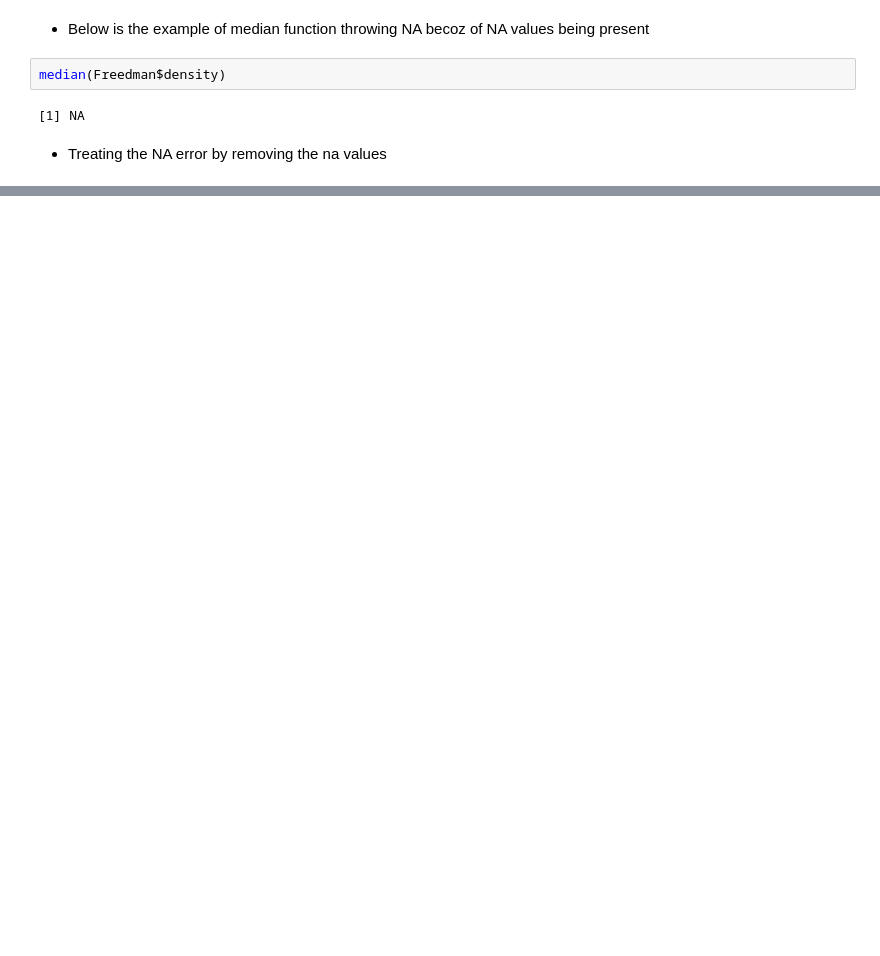
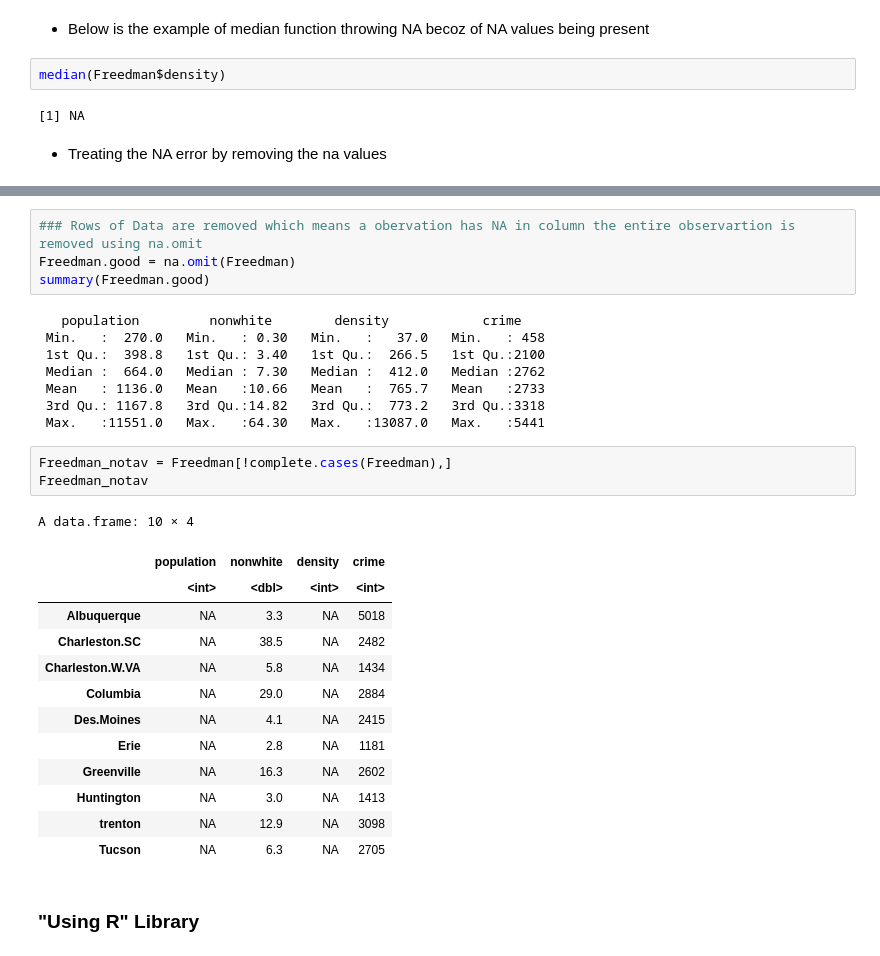
Before and after one commit to u-r-a-bot/R_tuts, a Jupyter notebook: week_1/DataCleaning.ipynb, the cells around one changed output, grey strips where cells are left out. Cells and saved outputs as stored; diff of their text form; blank space fills up the shorter version.

```diff
--- a/week_1/DataCleaning.ipynb
+++ b/week_1/DataCleaning.ipynb
@@ -168,0 +184,31 @@ median(Freedman, is.na = F)
+# %%
+### Rows of Data are removed which means a obervation has NA in column the entire observartion is removed using na.omit
+Freedman.good = na.omit(Freedman)
+summary(Freedman.good)
+# %% [output]
+   population         nonwhite        density            crime
+ Min.   :  270.0   Min.   : 0.30   Min.   :   37.0   Min.   : 458
+ 1st Qu.:  398.8   1st Qu.: 3.40   1st Qu.:  266.5   1st Qu.:2100
+ Median :  664.0   Median : 7.30   Median :  412.0   Median :2762
+ Mean   : 1136.0   Mean   :10.66   Mean   :  765.7   Mean   :2733
+ 3rd Qu.: 1167.8   3rd Qu.:14.82   3rd Qu.:  773.2   3rd Qu.:3318
+ Max.   :11551.0   Max.   :64.30   Max.   :13087.0   Max.   :5441
+# %%
+Freedman_notav = Freedman[!complete.cases(Freedman),]
+Freedman_notav
+# %% [output]
+A data.frame: 10 × 4
+|  | population | nonwhite | density | crime |
+|  | <int> | <dbl> | <int> | <int> |
+| Albuquerque | NA | 3.3 | NA | 5018 |
+| Charleston.SC | NA | 38.5 | NA | 2482 |
+| Charleston.W.VA | NA | 5.8 | NA | 1434 |
+| Columbia | NA | 29.0 | NA | 2884 |
+| Des.Moines | NA | 4.1 | NA | 2415 |
+| Erie | NA | 2.8 | NA | 1181 |
+| Greenville | NA | 16.3 | NA | 2602 |
+| Huntington | NA | 3.0 | NA | 1413 |
+| trenton | NA | 12.9 | NA | 3098 |
+| Tucson | NA | 6.3 | NA | 2705 |
+# %% [markdown]
+### "Using R" Library
```
Also changed, not shown: parts of 23 cells of this notebook.
